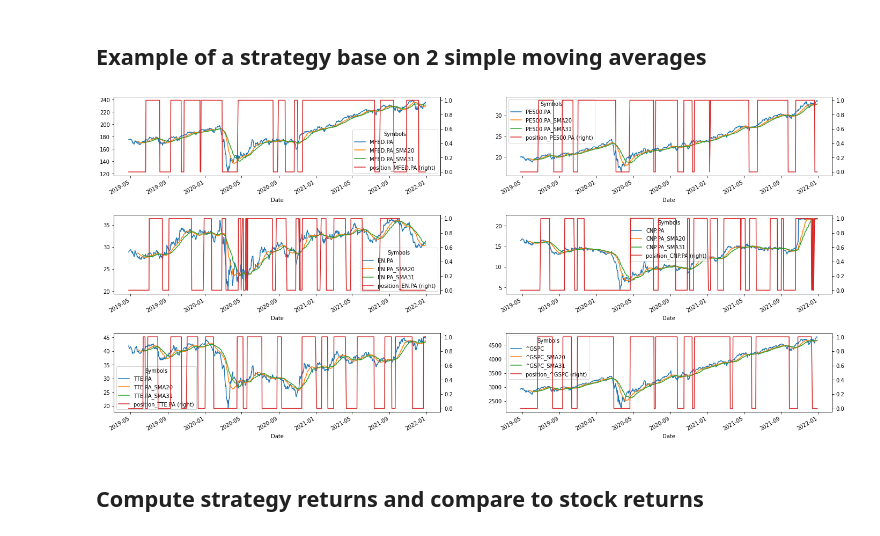
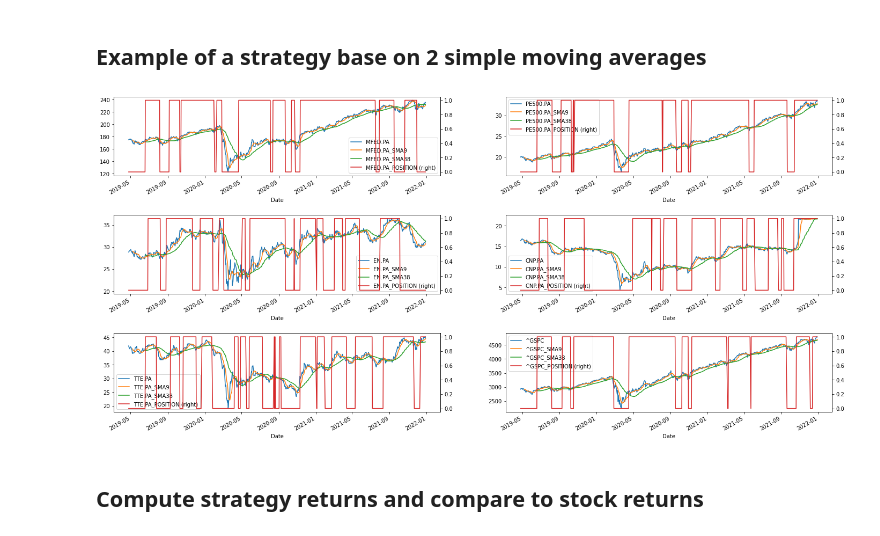
Before and after one commit to IamTossan/finance-research, a Jupyter notebook: src/moving_averages.ipynb, the cells around one changed output. Drawn from its saved outputs; the diff is of its cells as text; code cells hidden in the pictures.

```diff
--- a/src/moving_averages.ipynb
+++ b/src/moving_averages.ipynb
@@ -24,20 +25,22 @@ array([[<AxesSubplot:xlabel='Date'>, <AxesSubplot:xlabel='Date'>],
 # %% [markdown]
 ## Example of a strategy base on 2 simple moving averages
 # %%
-SMA1 = 20
-SMA2 = 31
+SMA1 = 9
+SMA2 = 38
 
 fig, axes = plt.subplots(nrows=3, ncols=2)
 plt.subplots_adjust(wspace=0.2, hspace=0.5)
 
 for i, s in enumerate(stocks):
-    df[f'{s}_SMA{SMA1}'] = df[s].rolling(SMA1).mean()
-    df[f'{s}_SMA{SMA2}'] = df[s].rolling(SMA2).mean()
-    df[f'position_{s}'] = np.where(df[f'{s}_SMA{SMA1}'] > df[f'{s}_SMA{SMA2}'], 1, 0)
+    df[f"{s}_SMA{SMA1}"] = df[s].rolling(SMA1).mean()
+    df[f"{s}_SMA{SMA2}"] = df[s].rolling(SMA2).mean()
+    df[f"{s}_POSITION"] = np.where(df[f"{s}_SMA{SMA1}"] > df[f"{s}_SMA{SMA2}"], 1, 0)
 
-    df[[s, f'{s}_SMA{SMA1}', f'{s}_SMA{SMA2}', f'position_{s}']].plot(figsize=(24, 12), ax=axes[i // 2, i % 2], secondary_y=f'position_{s}')
+    df[[s, f"{s}_SMA{SMA1}", f"{s}_SMA{SMA2}", f"{s}_POSITION"]].plot(
+        figsize=(24, 12), ax=axes[i // 2, i % 2], secondary_y=f"{s}_POSITION"
+    )
 # %% [output]
-[figure, old version]
+[figure, new version]
 # %% [markdown]
 ## Compute strategy returns and compare to stock returns
 # %%
```
Also changed, not shown: parts of 4 cells of this notebook, 2 other files.
